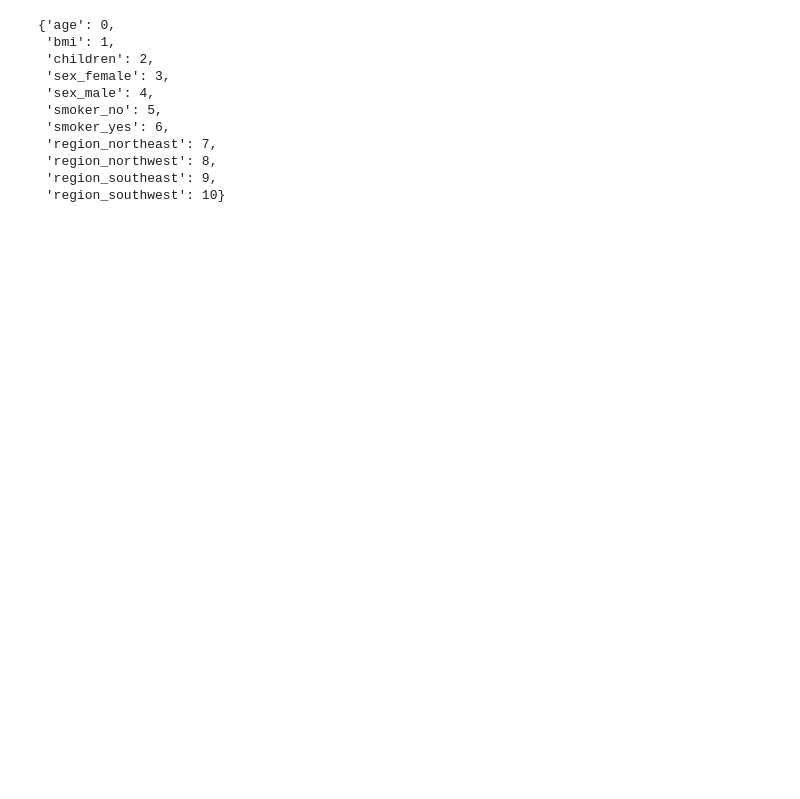
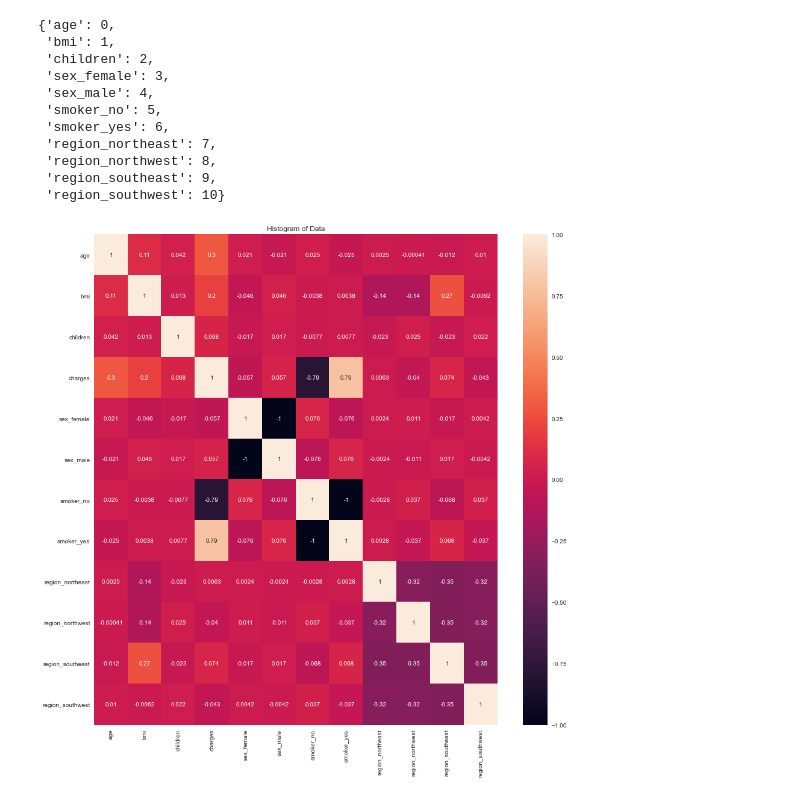
Before and after one commit to osteenw/Insurance-Prediction, a Jupyter notebook: Insurance-Capstone.ipynb, the cells around one changed output. Saved outputs shown, nothing was run; the diff lists cells and outputs as text; code cells hidden in the pictures; blank space fills up the shorter version.

```diff
--- a/Insurance-Capstone.ipynb
+++ b/Insurance-Capstone.ipynb
@@ -123,3 +111,11 @@ index_dict
 # Exporting the index dictionary to be used with the flask webapp
 with open('cat', 'wb') as fid:
     pickle.dump(index_dict, fid, 2)
+# %%
+# Heatmap to show correlation
+plt.figure(figsize=(15,15))
+sns.heatmap(df.corr(), annot = True)
+plt.title("Heatmap of Data")
+plt.show()
+# %% [output]
+[figure, added]
```
Also changed, not shown: parts of 12 cells of this notebook, 6 other files.
